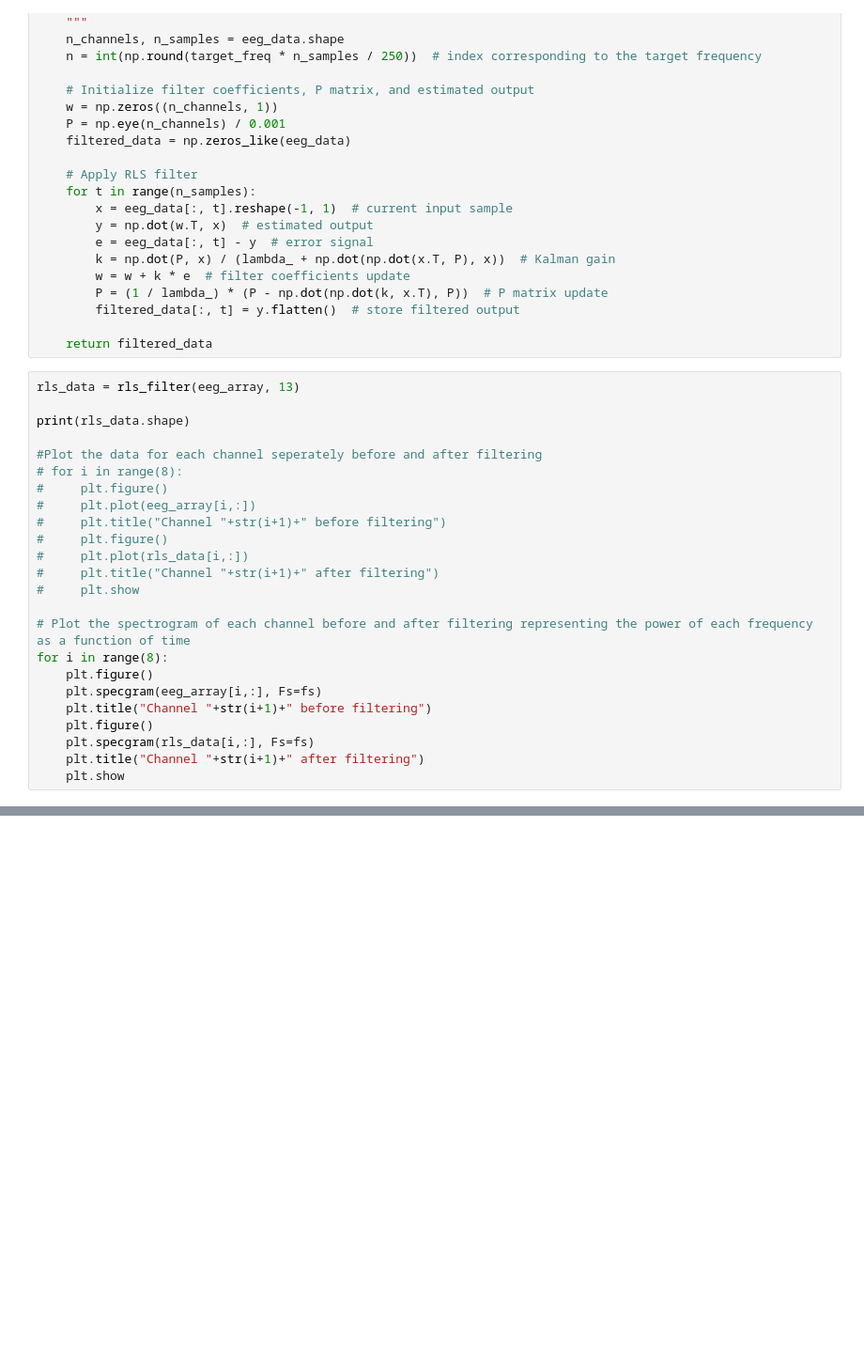
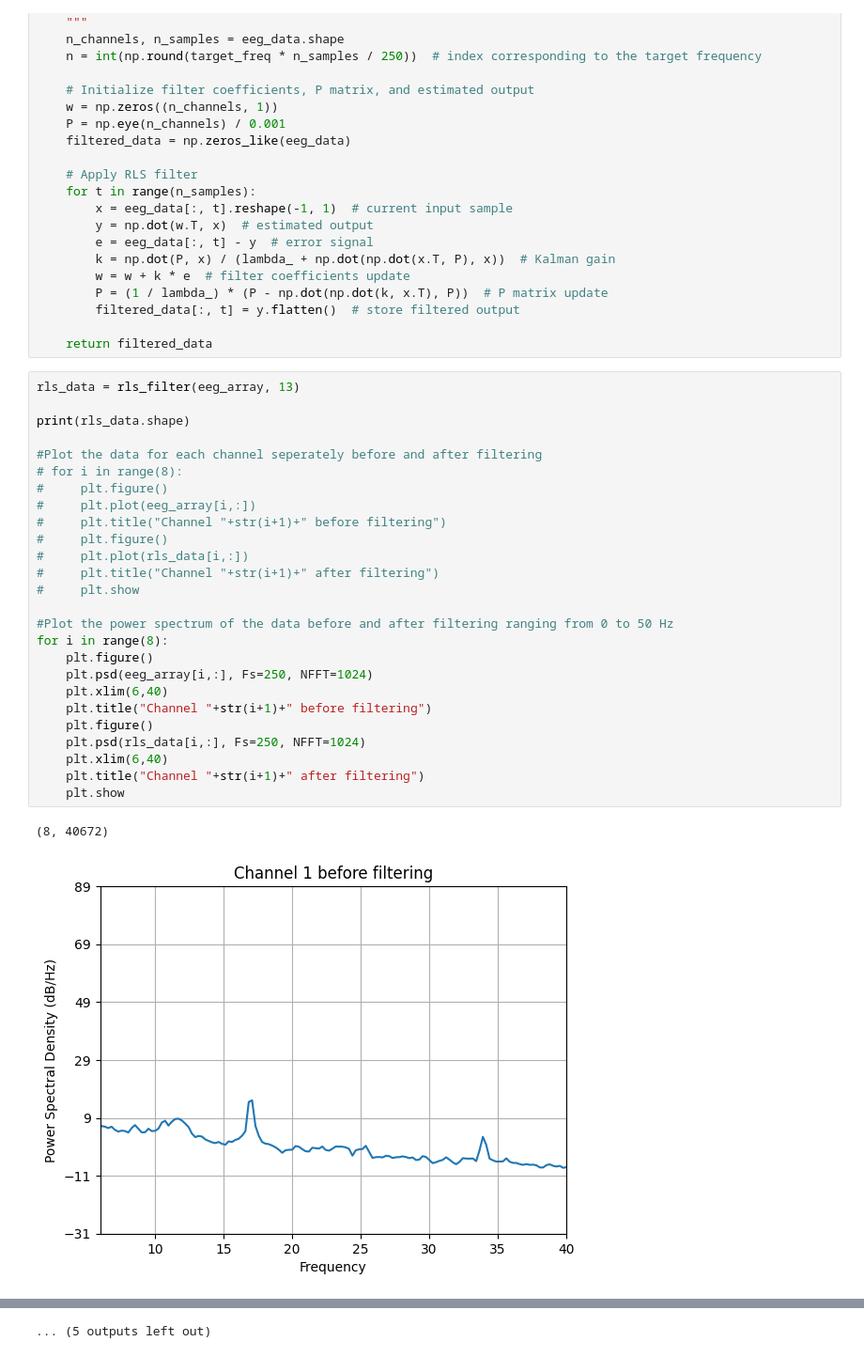
Before and after one commit to alken01/BCI, a Jupyter notebook: recursivefilter.ipynb, the cells around one changed output, grey strips where cells are left out. Shown at 94% size. Cells and saved outputs as stored; diff of their text form; blank space fills up the shorter version.

Commit message:
RLS filter kind of working

```diff
--- a/recursivefilter.ipynb
+++ b/recursivefilter.ipynb
@@ -55,24 +55,29 @@ def rls_filter(eeg_data, target_freq, lambda_=0.98):
 # %%
 rls_data = rls_filter(eeg_array, 13)
 
 print(rls_data.shape)
 
 #Plot the data for each channel seperately before and after filtering
 # for i in range(8):
 #     plt.figure()
 #     plt.plot(eeg_array[i,:])
 #     plt.title("Channel "+str(i+1)+" before filtering")
 #     plt.figure()
 #     plt.plot(rls_data[i,:])
 #     plt.title("Channel "+str(i+1)+" after filtering")
 #     plt.show
 
-# Plot the spectrogram of each channel before and after filtering representing the power of each frequency as a function of time
+#Plot the power spectrum of the data before and after filtering ranging from 0 to 50 Hz
 for i in range(8):
     plt.figure()
-    plt.specgram(eeg_array[i,:], Fs=fs)
+    plt.psd(eeg_array[i,:], Fs=250, NFFT=1024)
+    plt.xlim(6,40)
     plt.title("Channel "+str(i+1)+" before filtering")
     plt.figure()
-    plt.specgram(rls_data[i,:], Fs=fs)
+    plt.psd(rls_data[i,:], Fs=250, NFFT=1024)
+    plt.xlim(6,40)
     plt.title("Channel "+str(i+1)+" after filtering")
     plt.show
+# %% [output]
+(8, 40672)
+[figure, added]
@@ -78,0 +94 @@ for i in range(8):
+... (5 outputs left out)
```
Also changed, not shown: parts of 1 cell of this notebook.
